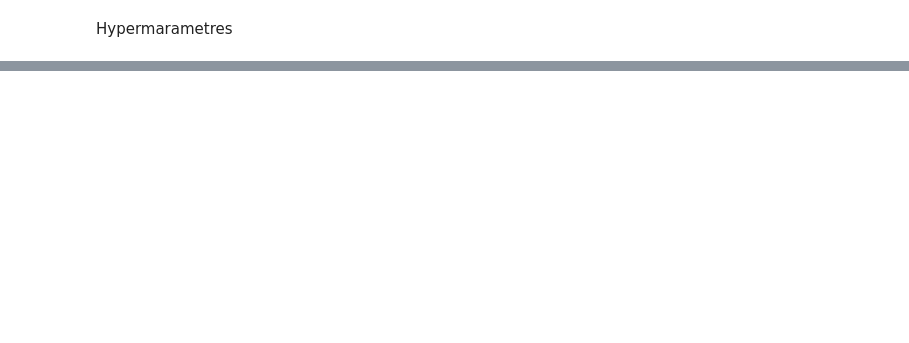
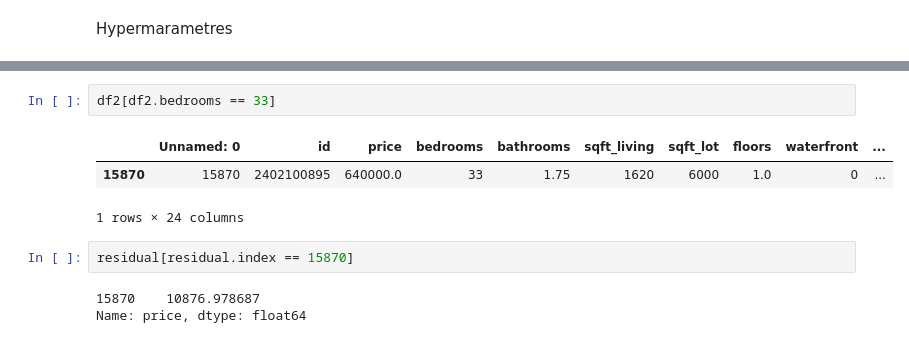
Before and after one commit to Rapsw/Projet_Final_Machine_Learning, a Jupyter notebook: data_preparation.ipynb, the cells around one changed output, grey strips where cells are left out. Cells and saved outputs as stored; diff of their text form; blank space fills up the shorter version.

```diff
--- a/data_preparation.ipynb
+++ b/data_preparation.ipynb
@@ -268,0 +306,11 @@ Pipeline(steps=[('columntransformer',
+# %%
+df2[df2.bedrooms == 33]
+# %% [output]
+|  | Unnamed: 0 | id | price | bedrooms | bathrooms | sqft_living | sqft_lot | floors | waterfront | ... |
+| 15870 | 15870 | 2402100895 | 640000.0 | 33 | 1.75 | 1620 | 6000 | 1.0 | 0 | ... |
+1 rows × 24 columns
+# %%
+residual[residual.index == 15870]
+# %% [output]
+15870    10876.978687
+Name: price, dtype: float64
```
Also changed, not shown: parts of 49 cells of this notebook.
